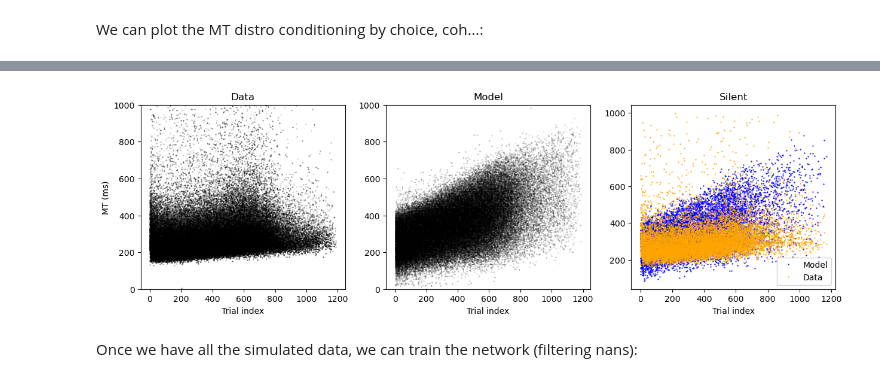
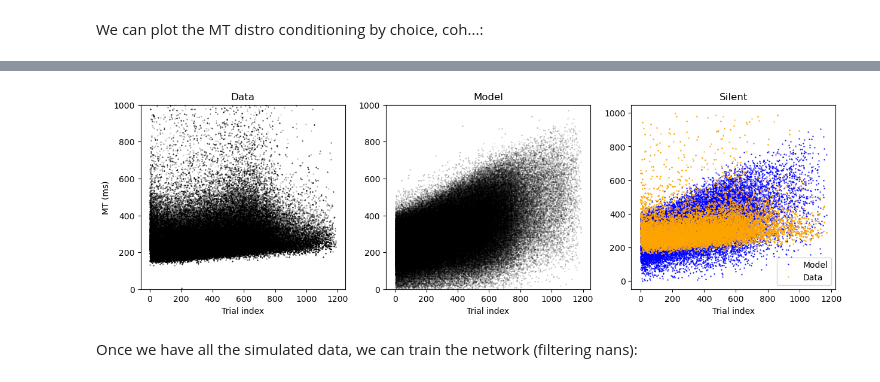
Before and after one commit to PastorJordi/custom_utils, a Jupyter notebook: notebooks/MNLE application.ipynb, the cells around one changed output, grey strips where cells are left out. Cells and saved outputs as stored; diff of their text form; code cells hidden in the pictures.

```diff
--- a/notebooks/MNLE application.ipynb
+++ b/notebooks/MNLE application.ipynb
@@ -107,7 +108,7 @@ theta_o = prior.sample((1,))
 labels = ['prior weight', 'stim weight', 'EA bound', 'CoM bound', 't aff', 't eff', 'tAction', 'intercept AI', 'slope AI',
           'AI bound', 'DV weight 1st readout', 'DV weight 2nd readout', 'leak', 'MT noise std', 'MT offset', 'MT slope T.I.']
 # 3. define all theta space with samples from prior
-num_simulations = 120000
+num_simulations = 250000
 theta_all = prior.sample((num_simulations,))
 # %% [markdown]
 Prior distributions plots:
@@ -125,15 +126,28 @@ Now we proceed to simulate 100000 <b>different trials</b> (one for each differen
+# %%
+# Prepare data:
+coh = np.resize(coh, num_simulations)
+zt = np.resize(zt, num_simulations)
+trial_index = np.resize(trial_index, num_simulations)
+stim = np.resize(stim, (num_simulations, 20))
+gt = np.resize(gt, num_simulations)
+mt = np.resize(mt, num_simulations)
+choice = np.resize(choice, num_simulations)
+com = np.resize(com, num_simulations)
+reac_time = np.resize(df.sound_len.values, num_simulations)
+
+x_o = torch.column_stack((torch.tensor(mt*1e3), torch.tensor(com), torch.tensor(choice)))
+x_o = x_o.to(torch.float32)
 # %%
-x_o = torch.column_stack((torch.tensor(mt*1e3), torch.tensor(choice)))
-x_o = x_o.to(torch.float32)
 # run simulations
 x = torch.tensor(())
+print('Starting simulation')
 for i_t, theta in enumerate(theta_all):
-    if (i_t+1) % 10000 == 0 and i_t != 0:
+    if (i_t+1) % 100000 == 0 and i_t != 0:
         print('Simulation number: ' + str(i_t+1))
     p_w_zt = float(theta[0])
     p_w_stim = float(theta[1])
     p_e_bound = float(theta[2])
-    p_com_bound = float(theta[3])
+    p_com_bound = float(theta[3])*p_e_bound
     p_t_aff = int(np.round(theta[4]))
     p_t_eff = int(np.round(theta[5]))
     p_t_a = int(np.round(theta[6]))
@@ -149,7 +163,7 @@ for i_t, theta in enumerate(theta_all):
     try:
         x_temp = simulation(stim[i_t, :], zt[i_t], coh[i_t],
                             np.array([trial_index[i_t]]), gt[i_t],
-                            com, pright,
+                            None, pright,
                             p_w_zt, p_w_stim, p_e_bound, p_com_bound,
                             p_t_aff, p_t_eff, p_t_a, p_w_a_intercept,
                             p_w_a_slope, p_a_bound, p_1st_readout,
@@ -158,7 +172,7 @@ for i_t, theta in enumerate(theta_all):
                             rms_comparison=False,
                             num_times_tr=num_times_tr, mnle=True)
     except ValueError:
-        x_temp = torch.tensor([[np.nan, np.nan]])
+        x_temp = torch.tensor([[np.nan, np.nan, np.nan]])
     x = torch.cat((x, x_temp))
 x = x.to(torch.float32)
 # %% [output]
@@ -212,29 +237,29 @@ plt.show()
 # %%
 colormap = pl.cm.gist_gray_r(np.linspace(0.3, 1, 4))
 fig, ax = plt.subplots(ncols=3, figsize=(15, 4))
 for iev, ev in enumerate([0, 0.25, 0.5, 1]):
     index = (np.abs(coh) == ev)
     index_mod = index[:len(x)]
     ax[0].plot(trial_index[index][:len(x)], mt[index][:len(x)]*1e3, 'o', markersize=.4, color=colormap[iev])
     ax[1].plot(trial_index[:len(x)][index_mod], x[index_mod, 0], 'o', markersize=.2, color=colormap[iev])
-ind_2 = (np.abs(coh) == 0)&(df.special_trial.values == 2)
+ind_2 = (np.abs(coh) == 0)&(np.resize(df.special_trial.values == 2, num_simulations))
 index_mod = ind_2[:len(x)]
 ax[2].plot(trial_index[:len(x)][index_mod], x[index_mod, 0], 'o', markersize=.6, color='blue', label='Model')
 ax[2].plot(trial_index[ind_2][:len(x)], mt[ind_2][:len(x)]*1e3, 'o', markersize=.6, color='orange', label='Data')
 
 ax[2].set_title('Silent')
 ax[2].set_xlabel('Trial index')
 ax[2].legend()
 ax[0].set_title('Data')
 ax[1].set_title('Model')
 ax[0].set_xlabel('Trial index')
 ax[1].set_xlabel('Trial index')
 ax[0].set_ylabel('MT (ms)')
 ax[0].set_ylim(0, 1000)
 ax[1].set_ylim(0, 1000)
 plt.show()
 # %% [output]
-[figure, old version]
+[figure, new version]
 # %% [markdown]
 Once we have all the simulated data, we can train the network (filtering nans):
 # %%
```
Also changed, not shown: parts of 14 cells of this notebook, 2 other files.
